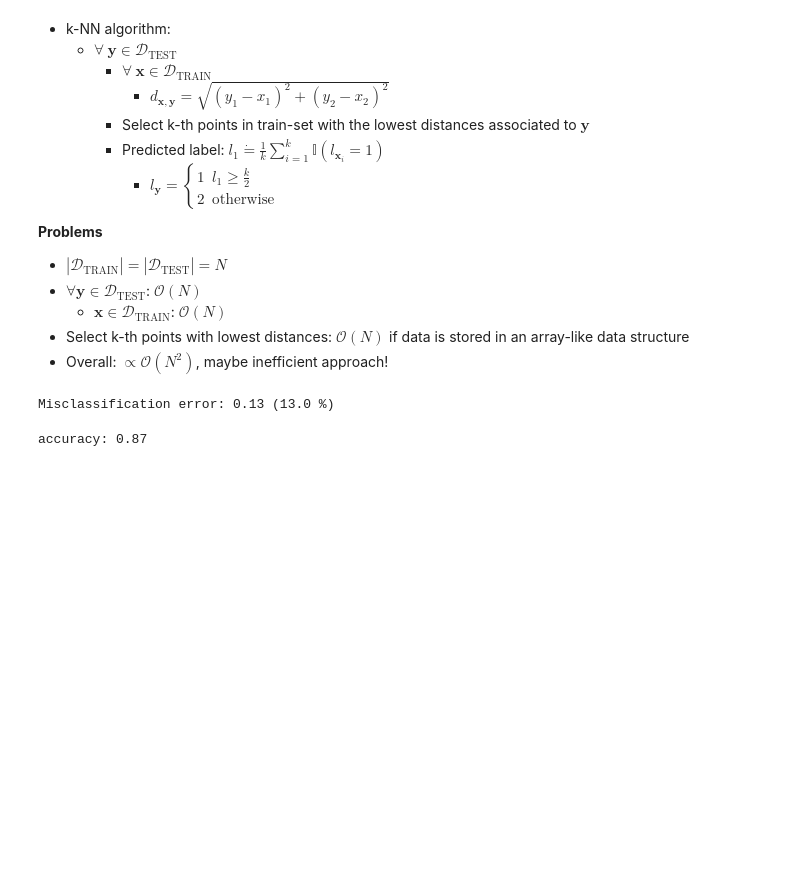
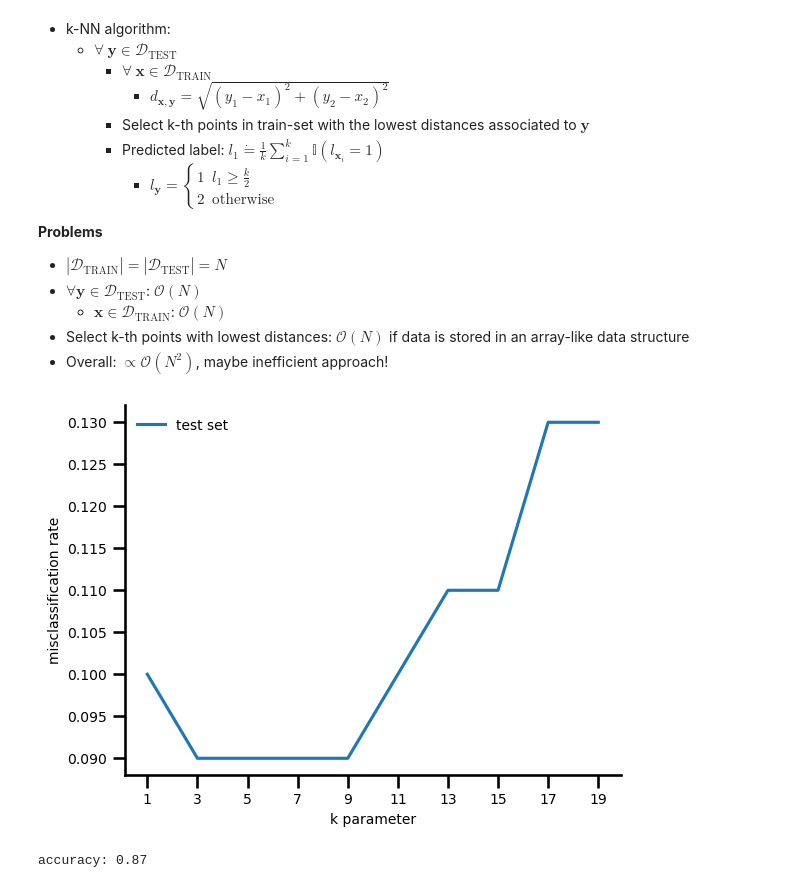
Before and after one commit to arnestc/StatisticalLearning, a Jupyter notebook: notebooks/01-synthetic-dataset.ipynb, the cells around one changed output. Cells and saved outputs as stored; diff of their text form; code cells hidden in the pictures; blank space fills up the shorter version.

```diff
--- a/notebooks/01-synthetic-dataset.ipynb
+++ b/notebooks/01-synthetic-dataset.ipynb
@@ -161,38 +172,3 @@ euclidean(
     * $\mathbf{x}\in\mathcal{D}_{\text{TRAIN}}$: $\mathcal{O}(N)$
 * Select k-th points with lowest distances: $\mathcal{O}(N)$ if data is stored in an array-like data structure
  * Overall: $\propto\mathcal{O}(N^2)$, maybe inefficient approach!
-# %%
-#for y in
-#data_df['Train'].loc[0].values[:-1]
-M = len(data_df['Test'])
-N = len(data_df['Train'])
-data_df['Test']['classified'] = 0
-
-k = 23
-
-D = np.zeros([M, N], dtype=float)
-E = np.zeros([M,k], dtype=int)
-
-for i in np.arange(0, M, 1): # data points from test set
-    for j in np.arange(0, N, 1): # data points from train set
-        D[i][j] = euclidean(
-            data_df['Test'].loc[i].values[:-1],
-            data_df['Train'].loc[j].values[:-1]
-            )
-    E[i] = np.argsort(D[i])[:k]
-
-    label1 = np.sum([int(data_df['Train'].loc[E[i][idx]].label == 1) for idx in np.arange(0,k)]) >= (k + 1) / 2
-    label2 = np.sum([int(data_df['Train'].loc[E[i][idx]].label == 2) for idx in np.arange(0,k)]) >= (k + 1) / 2
-
-    if label1:
-        data_df['Test'].loc[i, 'classified'] = 1
-    elif label2:
-        data_df['Test'].loc[i, 'classified'] = 2
-    else:
-        data_df['Test'].loc[i, 'classified'] = 0
-# %%
-# Misclassification error
-e = len(data_df['Test'][data_df['Test'].label != data_df['Test'].classified]) / M
-print(f"Misclassification error: {e} ({e*100} %)")
-# %% [output]
-Misclassification error: 0.13 (13.0 %)
@@ -199 +230,18 @@ Misclassification error: 0.13 (13.0 %)
+# %%
+def knn_accuracy(test_set: pd.core.frame.DataFrame) -> float:
+    return 1 - len(test_set[test_set.label != test_set.prediction]) / len(test_set)
+# %%
+k_vals = np.arange(1, 20, 2, int)
+misclass_errs = []
+for k in tqdm(k_vals, colour="green"):
+    misclass_errs.append(1 - knn_accuracy(knn(data_df['Train'], data_df['Test'], k)))
+# %%
+p = sns.lineplot(x=k_vals, y=misclass_errs)
+p.legend(['test set'], framealpha=0)
+p.set_ylabel('misclassification rate')
+p.set_xlabel('k parameter')
+p.set_xticks(k_vals)
+sns.despine(right=True)
+# %% [output]
+[figure, added]
 # %%
```
Also changed, not shown: parts of 7 cells of this notebook.
